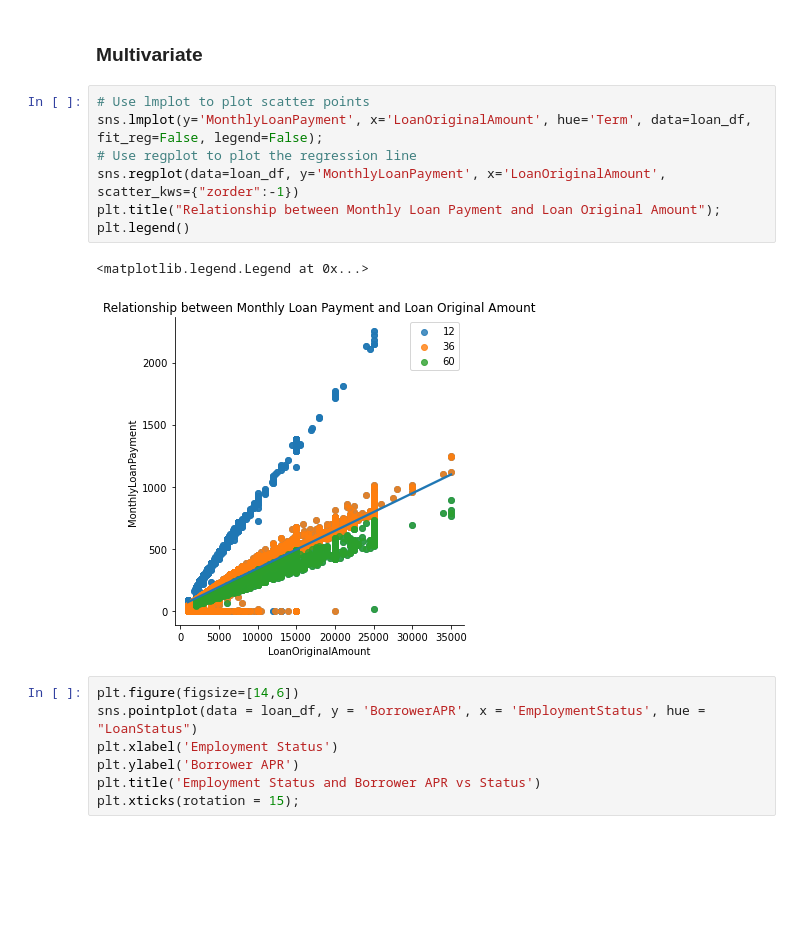
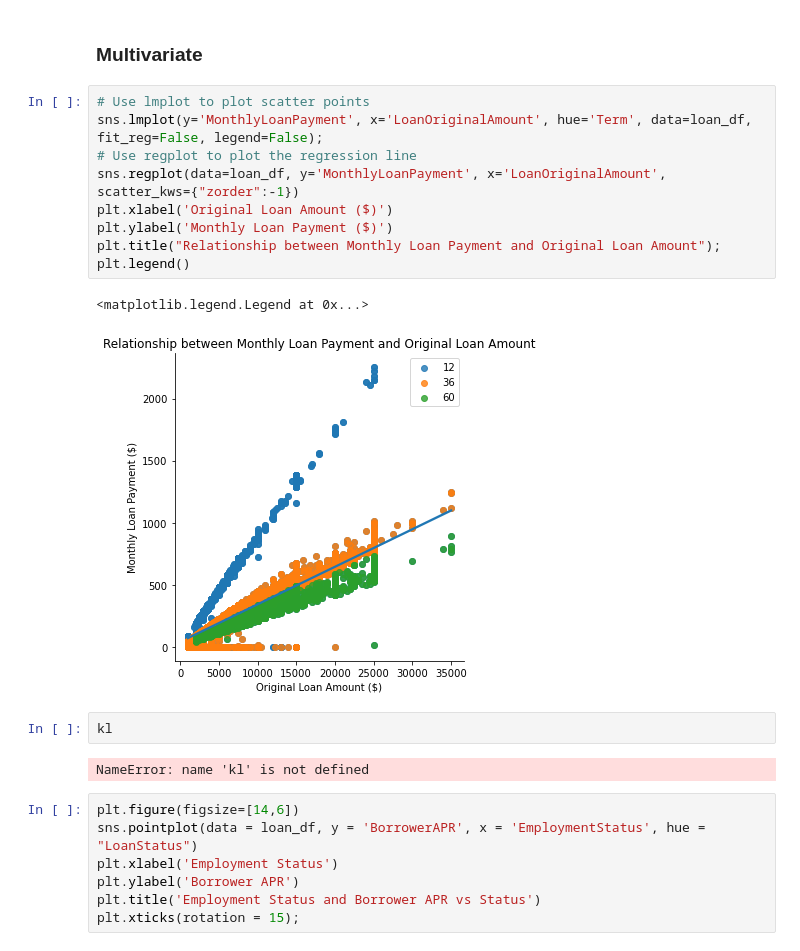
Before and after one commit to Manny-97/Udacity-Data-Analyst, a Jupyter notebook: data visualization/Presentation_notebook.ipynb, the cells around one changed output. Saved outputs shown, nothing was run; the diff lists cells and outputs as text; blank space fills up the shorter version.

```diff
--- a/data visualization/Presentation_notebook.ipynb
+++ b/data visualization/Presentation_notebook.ipynb
@@ -381,13 +375,19 @@ sns.heatmap(loan_df.corr(), annot=True)
 # %%
 # Use lmplot to plot scatter points
 sns.lmplot(y='MonthlyLoanPayment', x='LoanOriginalAmount', hue='Term', data=loan_df, fit_reg=False, legend=False);
 # Use regplot to plot the regression line
 sns.regplot(data=loan_df, y='MonthlyLoanPayment', x='LoanOriginalAmount', scatter_kws={"zorder":-1})
-plt.title("Relationship between Monthly Loan Payment and Loan Original Amount");
+plt.xlabel('Original Loan Amount ($)')
+plt.ylabel('Monthly Loan Payment ($)')
+plt.title("Relationship between Monthly Loan Payment and Original Loan Amount");
 plt.legend()
 # %% [output]
 <matplotlib.legend.Legend at 0x...>
-[figure, old version]
+[figure, new version]
+# %%
+kl
+# %% [output]
+NameError: name 'kl' is not defined
 # %%
 plt.figure(figsize=[14,6])
 sns.pointplot(data = loan_df, y = 'BorrowerAPR', x = 'EmploymentStatus', hue = "LoanStatus")
```
Also changed, not shown: parts of 2 cells of this notebook, 1 other file.
